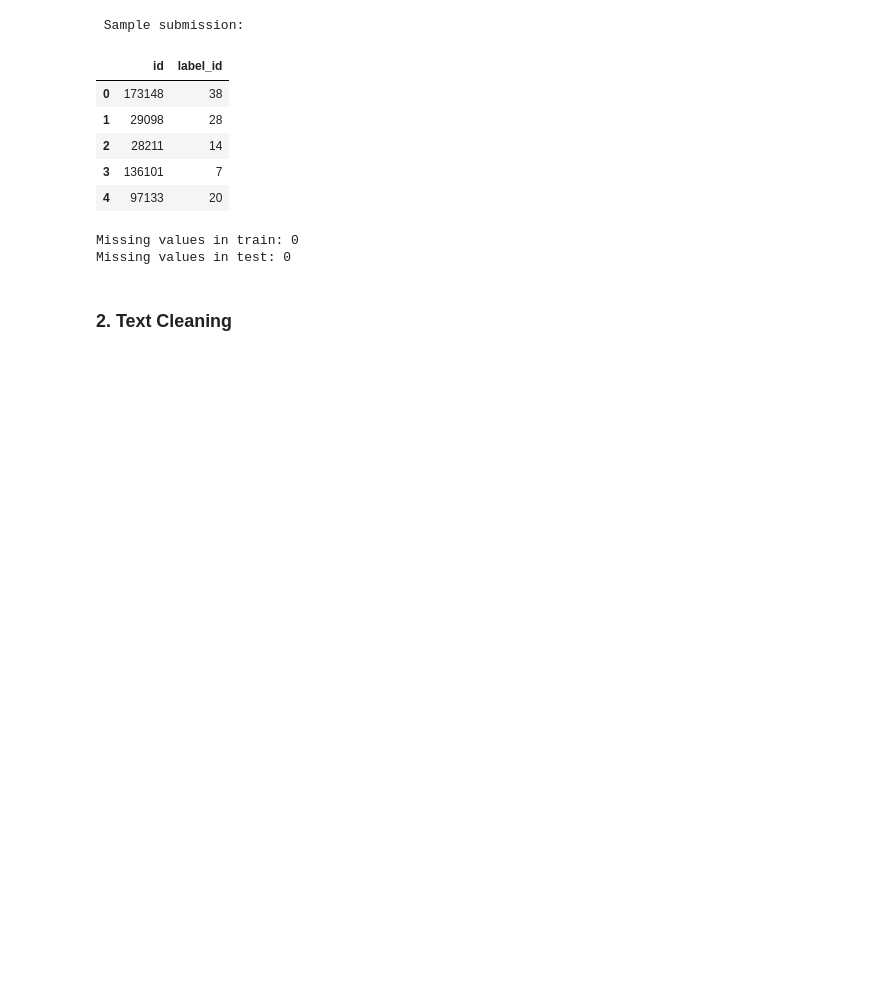
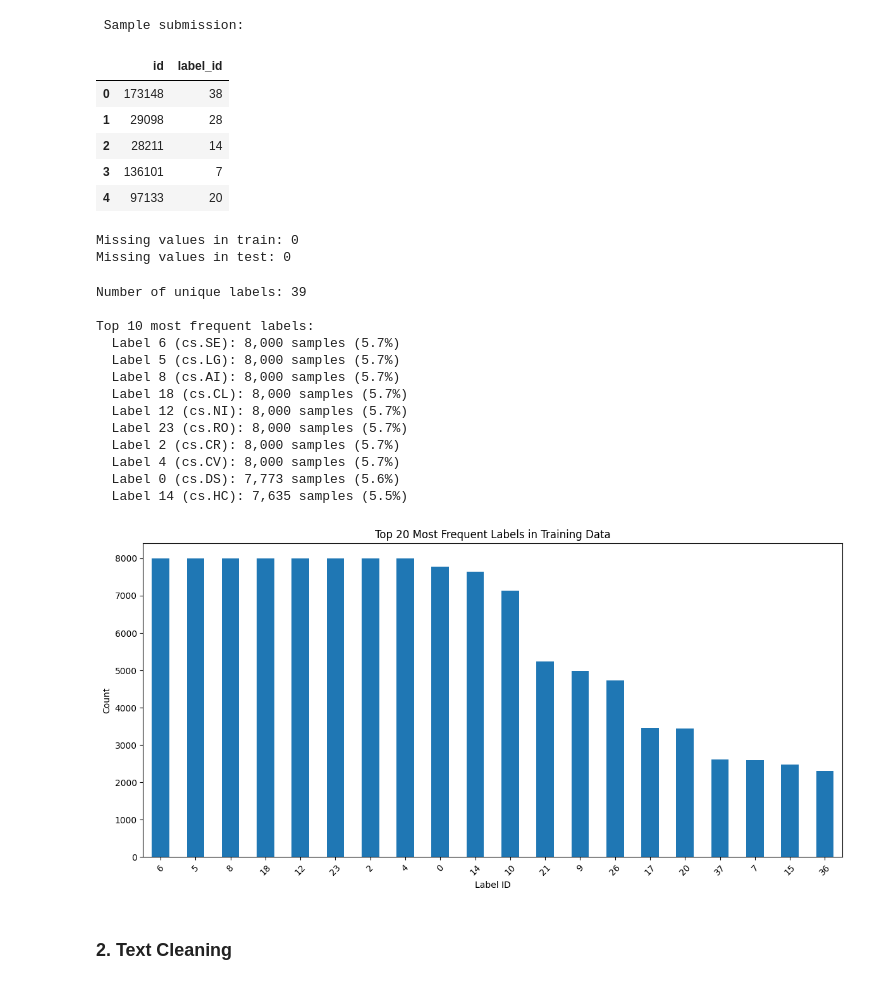
Before and after one commit to ryan-tzw/ml-project, a Jupyter notebook: notebooks/preprocessing.ipynb, the cells around one changed output. Saved outputs shown, nothing was run; the diff lists cells and outputs as text; code cells hidden in the pictures; blank space fills up the shorter version.

```diff
--- a/notebooks/preprocessing.ipynb
+++ b/notebooks/preprocessing.ipynb
@@ -106,6 +106,42 @@ print(f"Missing values in test: {test_df.isnull().sum().sum()}")
 # %% [output]
 Missing values in train: 0
 Missing values in test: 0
+# %%
+# Check class distribution
+print(f"\nNumber of unique labels: {train_df['label_id'].nunique()}")
+print("\nTop 10 most frequent labels:")
+label_counts = train_df['label_id'].value_counts()
+for label, count in label_counts.head(10).items():
+    # Get category name from taxonomy
+    category = taxonomy_df[taxonomy_df['label_id'] == label]['category'].values[0] if label in taxonomy_df['label_id'].values else "Unknown"
+    percentage = (count / len(train_df)) * 100
+    print(f"  Label {label} ({category}): {count:,} samples ({percentage:.1f}%)")
+
+# Visualize class distribution
+plt.figure(figsize=(12, 6))
+label_counts.head(20).plot(kind='bar')
+plt.title('Top 20 Most Frequent Labels in Training Data')
+plt.xlabel('Label ID')
+plt.ylabel('Count')
+plt.xticks(rotation=45)
+plt.tight_layout()
+plt.savefig(DATA_DIR / 'class_distribution.png', dpi=100, bbox_inches='tight')
+plt.show()
+# %% [output]
+Number of unique labels: 39
+
+Top 10 most frequent labels:
+  Label 6 (cs.SE): 8,000 samples (5.7%)
+  Label 5 (cs.LG): 8,000 samples (5.7%)
+  Label 8 (cs.AI): 8,000 samples (5.7%)
+  Label 18 (cs.CL): 8,000 samples (5.7%)
+  Label 12 (cs.NI): 8,000 samples (5.7%)
+  Label 23 (cs.RO): 8,000 samples (5.7%)
+  Label 2 (cs.CR): 8,000 samples (5.7%)
+  Label 4 (cs.CV): 8,000 samples (5.7%)
+  Label 0 (cs.DS): 7,773 samples (5.6%)
+  Label 14 (cs.HC): 7,635 samples (5.5%)
+[figure, added]
 # %% [markdown]
 ### 2. Text Cleaning
 # %%
```
Also changed, not shown: parts of 11 cells of this notebook, 1 other file.
